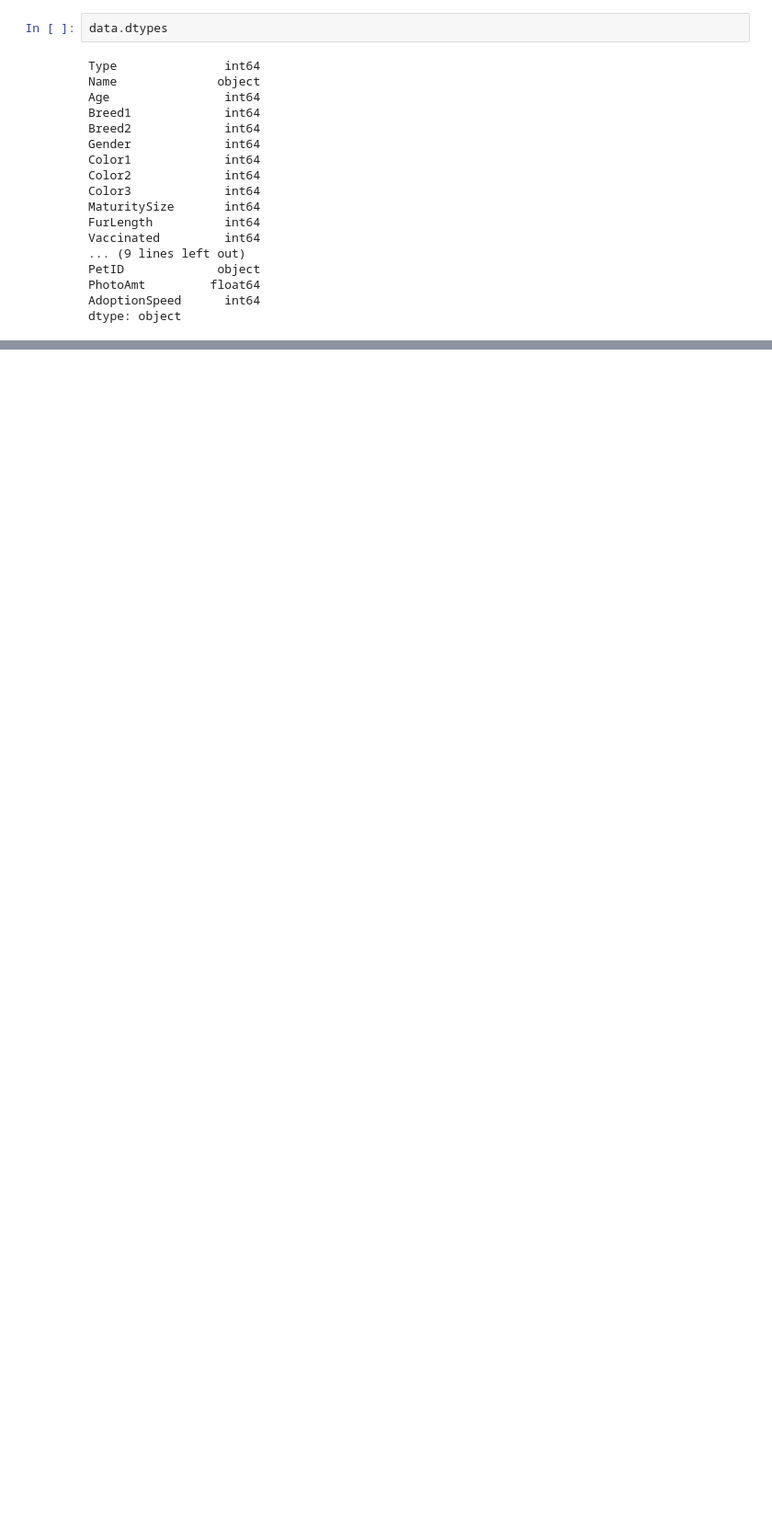
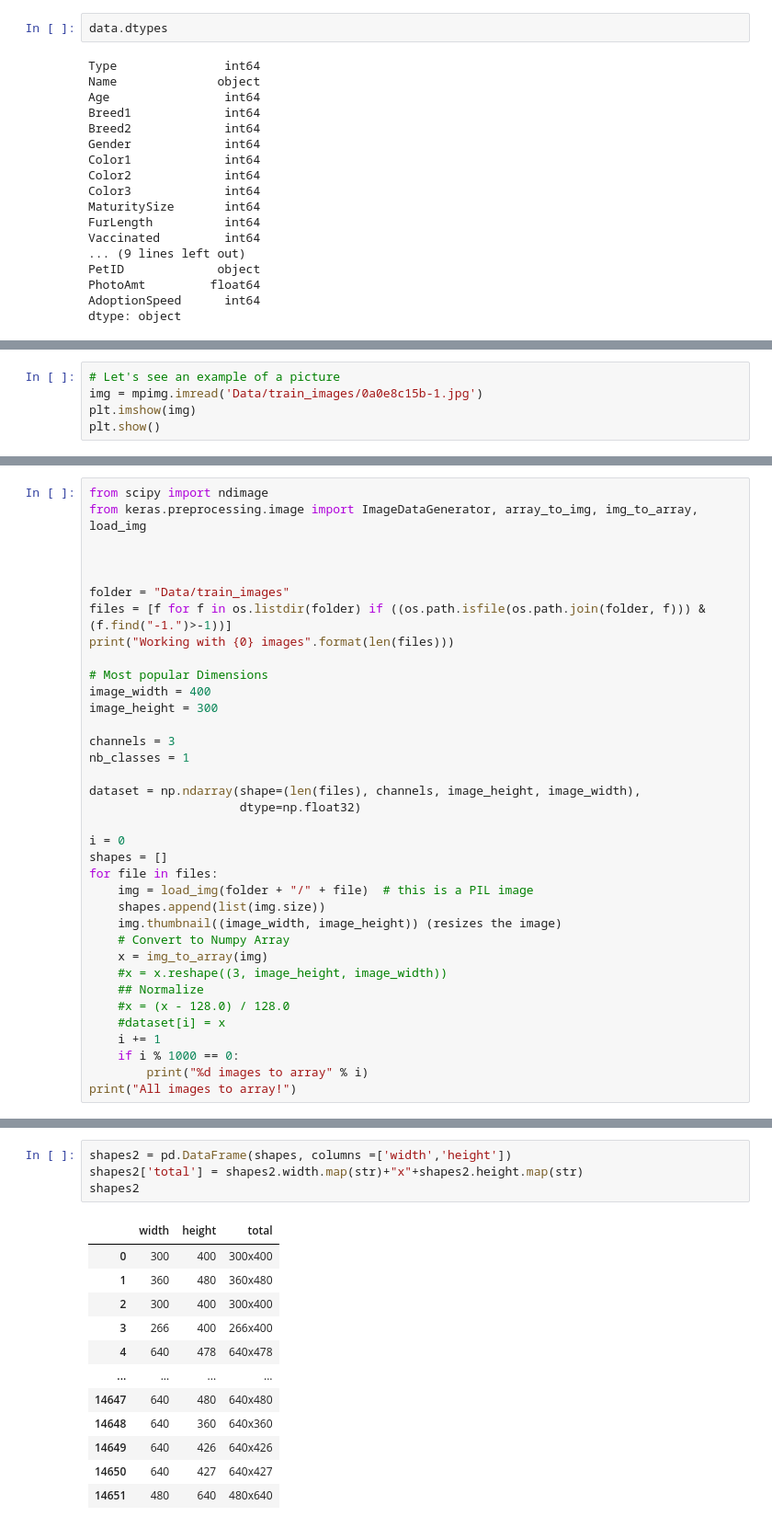
Before and after one commit to dawidjwisniewski/pet_adoption, a Jupyter notebook: project.ipynb, the cells around one changed output, grey strips where cells are left out. Shown at 92% size. Saved outputs shown, nothing was run; the diff lists cells and outputs as text; blank space fills up the shorter version.

```diff
--- a/project.ipynb
+++ b/project.ipynb
@@ -298,0 +469,5 @@ Metadata files for 343 pets was missing
+# %%
+# Let's see an example of a picture
+img = mpimg.imread('Data/train_images/0a0e8c15b-1.jpg')
+plt.imshow(img)
+plt.show()
@@ -298,0 +476,36 @@ Metadata files for 343 pets was missing
+# %%
+from scipy import ndimage
+from keras.preprocessing.image import ImageDataGenerator, array_to_img, img_to_array, load_img
+
+
+
+folder = "Data/train_images"
+files = [f for f in os.listdir(folder) if ((os.path.isfile(os.path.join(folder, f))) & (f.find("-1.")>-1))]
+print("Working with {0} images".format(len(files)))
+
+# Most popular Dimensions
+image_width = 400
+image_height = 300
+
+channels = 3
+nb_classes = 1
+
+dataset = np.ndarray(shape=(len(files), channels, image_height, image_width),
+                     dtype=np.float32)
+
+i = 0
+shapes = []
+for file in files:
+    img = load_img(folder + "/" + file)  # this is a PIL image
+    shapes.append(list(img.size))
+    img.thumbnail((image_width, image_height)) (resizes the image)
+    # Convert to Numpy Array
+    x = img_to_array(img)
+    #x = x.reshape((3, image_height, image_width))
+    ## Normalize
+    #x = (x - 128.0) / 128.0
+    #dataset[i] = x
+    i += 1
+    if i % 1000 == 0:
+        print("%d images to array" % i)
+print("All images to array!")
@@ -298,0 +529,17 @@ Metadata files for 343 pets was missing
+# %%
+shapes2 = pd.DataFrame(shapes, columns =['width','height'])
+shapes2['total'] = shapes2.width.map(str)+"x"+shapes2.height.map(str)
+shapes2
+# %% [output]
+|  | width | height | total |
+| 0 | 300 | 400 | 300x400 |
+| 1 | 360 | 480 | 360x480 |
+| 2 | 300 | 400 | 300x400 |
+| 3 | 266 | 400 | 266x400 |
+| 4 | 640 | 478 | 640x478 |
+| ... | ... | ... | ... |
+| 14647 | 640 | 480 | 640x480 |
+| 14648 | 640 | 360 | 640x360 |
+| 14649 | 640 | 426 | 640x426 |
+| 14650 | 640 | 427 | 640x427 |
+| 14651 | 480 | 640 | 480x640 |
```
Also changed, not shown: parts of 51 cells of this notebook.
